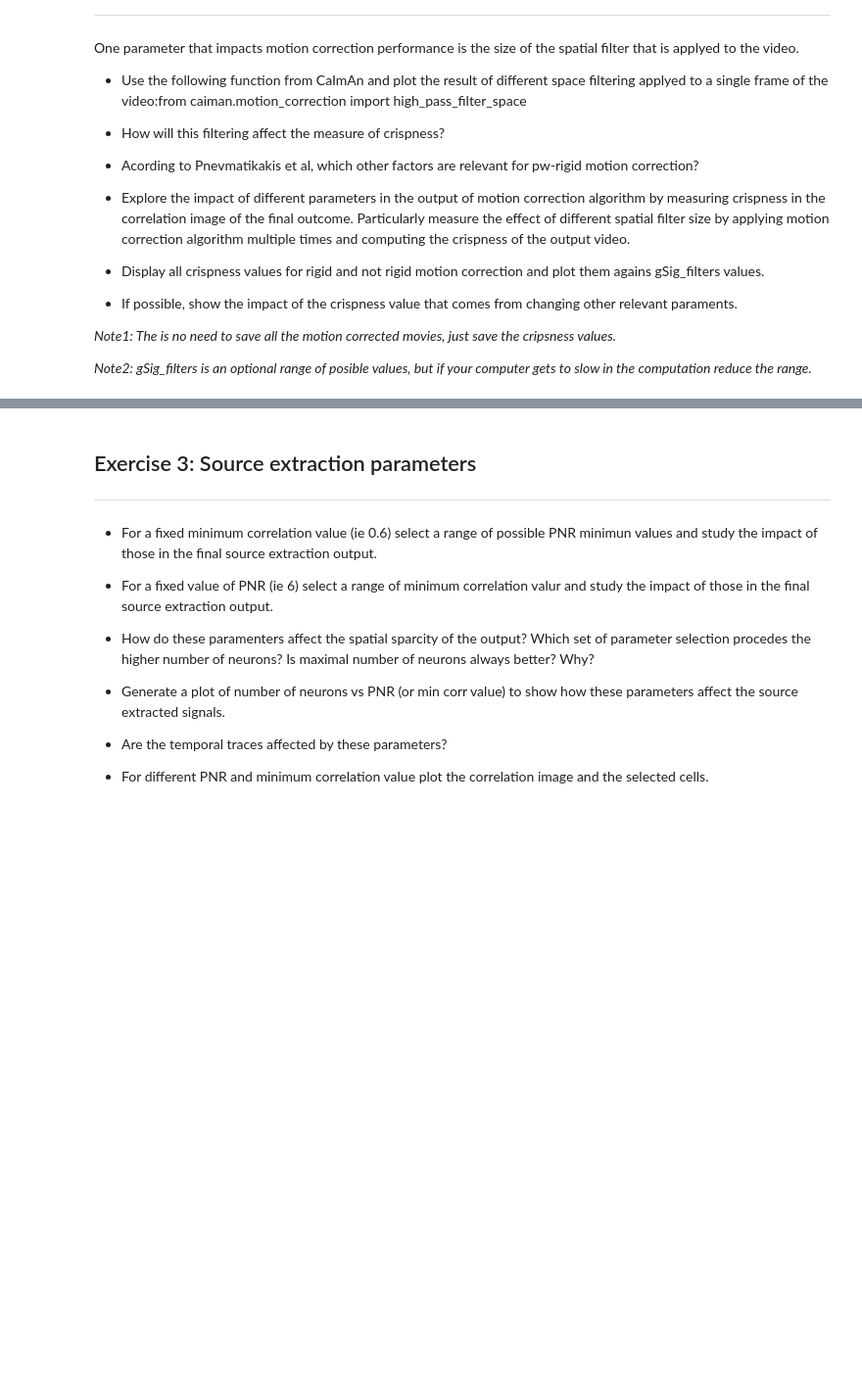
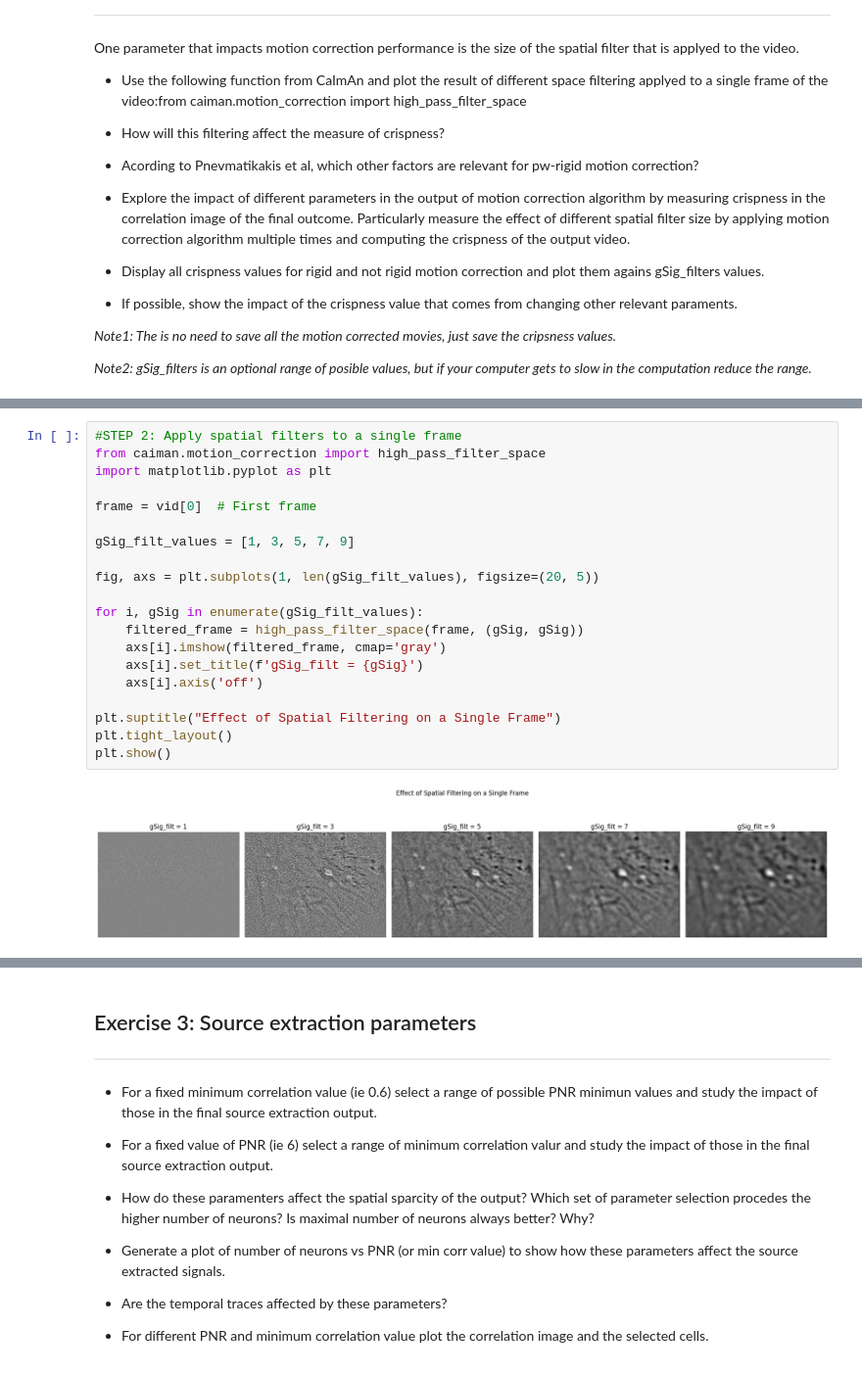
Before and after one commit to YentlB/Assignments-Yentl-Buitelaar, a Jupyter notebook: exercises_calcium.ipynb, the cells around one changed output, grey strips where cells are left out. Shown at 98% size. Cells and saved outputs as stored; diff of their text form; blank space fills up the shorter version.

```diff
--- a/exercises_calcium.ipynb
+++ b/exercises_calcium.ipynb
@@ -144,0 +163,22 @@ ModuleNotFoundError: No module named 'caiman.motion_correction'
+# %%
+#STEP 2: Apply spatial filters to a single frame
+from caiman.motion_correction import high_pass_filter_space
+import matplotlib.pyplot as plt
+
+frame = vid[0]  # First frame
+
+gSig_filt_values = [1, 3, 5, 7, 9]
+
+fig, axs = plt.subplots(1, len(gSig_filt_values), figsize=(20, 5))
+
+for i, gSig in enumerate(gSig_filt_values):
+    filtered_frame = high_pass_filter_space(frame, (gSig, gSig))
+    axs[i].imshow(filtered_frame, cmap='gray')
+    axs[i].set_title(f'gSig_filt = {gSig}')
+    axs[i].axis('off')
+
+plt.suptitle("Effect of Spatial Filtering on a Single Frame")
+plt.tight_layout()
+plt.show()
+# %% [output]
+[figure, added]
```
Also changed, not shown: parts of 6 cells of this notebook.
